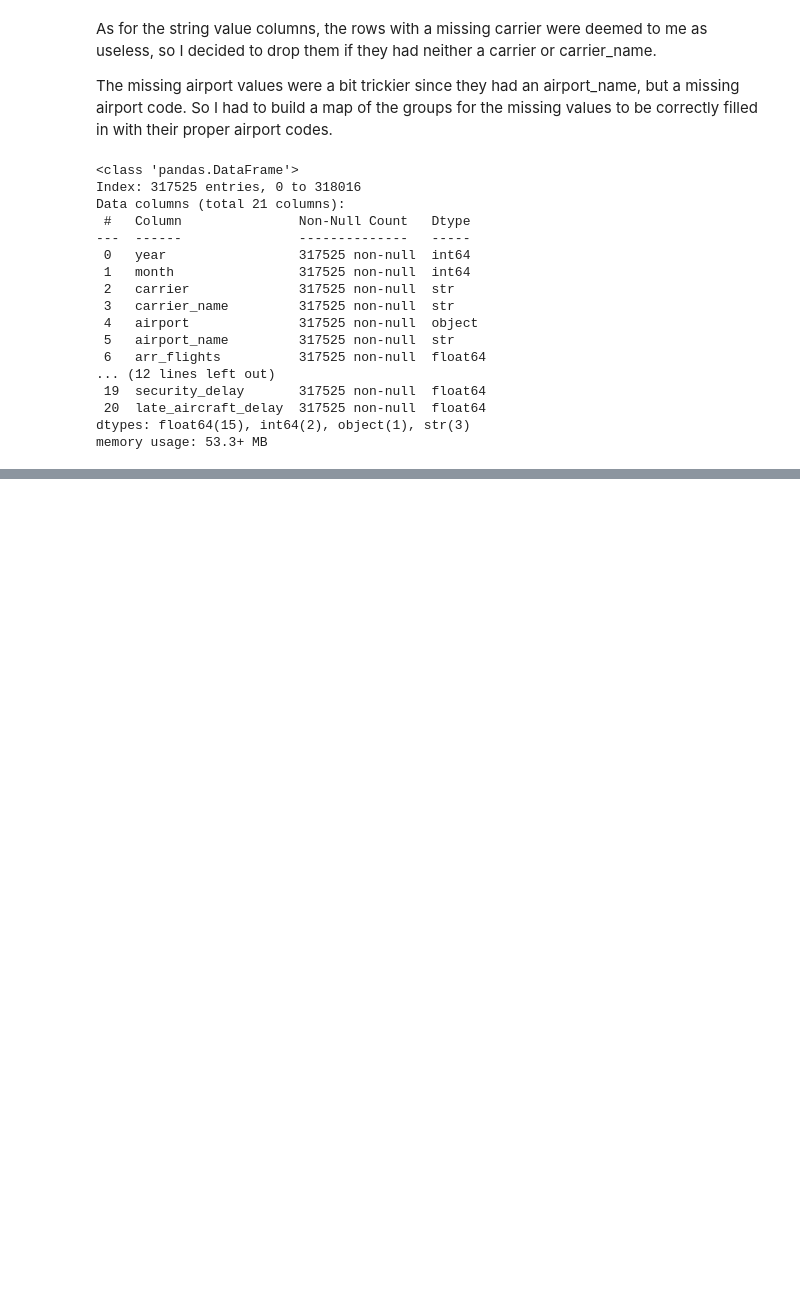
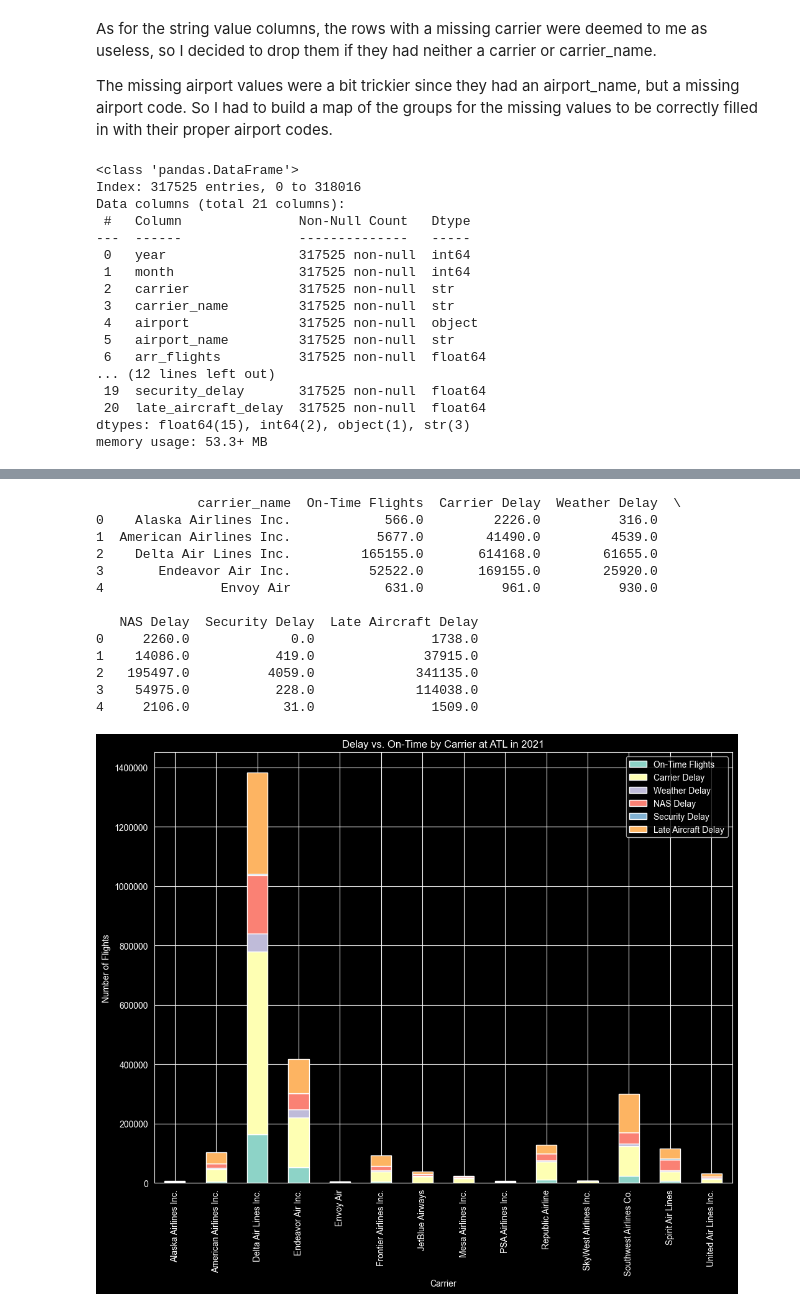
Before and after one commit to nessa-c/Airline_Delay_Analysis, a Jupyter notebook: EDA.ipynb, the cells around one changed output, grey strips where cells are left out. Drawn from its saved outputs; the diff is of its cells as text; code cells hidden in the pictures; blank space fills up the shorter version.

```diff
--- a/EDA.ipynb
+++ b/EDA.ipynb
@@ -252,0 +255,35 @@ max          148181.000000
+# %%
+year_to_analyze = 2021
+airport_most_flights = delays_df.loc[delays_df['year'] == year_to_analyze].groupby('airport_code')['arr_flights'].sum().idxmax()
+no_delays_df = (delays_df[
+        (delays_df["airport_code"] == airport_most_flights) &
+    (delays_df["year"] == year_to_analyze)
+].groupby("carrier_name", as_index=False)[["arr_flights", 'arr_del15', 'carrier_delay', 'weather_delay', 'nas_delay', 'security_delay', 'late_aircraft_delay']].sum())
+
+# renaming column names for clarity
+no_delays_df = no_delays_df.rename(columns={'carrier_delay': 'Carrier Delay', 'weather_delay': 'Weather Delay', 'nas_delay': 'NAS Delay', 'security_delay': 'Security Delay', 'late_aircraft_delay': 'Late Aircraft Delay'})
+no_delays_df.insert(1, 'On-Time Flights', no_delays_df['arr_flights'] - no_delays_df['arr_del15'])
+no_delays_df.drop(columns=['arr_flights', 'arr_del15'], inplace=True)
+print(no_delays_df.head())
+
+no_delays_df.set_index('carrier_name').plot(kind='bar', stacked=True, figsize=(12,9))
+plt.ticklabel_format(style='plain', axis='y')
+plt.title(f'Delay vs. On-Time by Carrier at {airport_most_flights} in {year_to_analyze}')
+plt.xlabel('Carrier')
+plt.ylabel('Number of Flights')
+plt.show()
+# %% [output]
+             carrier_name  On-Time Flights  Carrier Delay  Weather Delay  \
+0    Alaska Airlines Inc.            566.0         2226.0          316.0
+1  American Airlines Inc.           5677.0        41490.0         4539.0
+2    Delta Air Lines Inc.         165155.0       614168.0        61655.0
+3       Endeavor Air Inc.          52522.0       169155.0        25920.0
+4               Envoy Air            631.0          961.0          930.0
+
+   NAS Delay  Security Delay  Late Aircraft Delay
+0     2260.0             0.0               1738.0
+1    14086.0           419.0              37915.0
+2   195497.0          4059.0             341135.0
+3    54975.0           228.0             114038.0
+4     2106.0            31.0               1509.0
+[figure, added]
```
Also changed, not shown: parts of 12 cells of this notebook.
